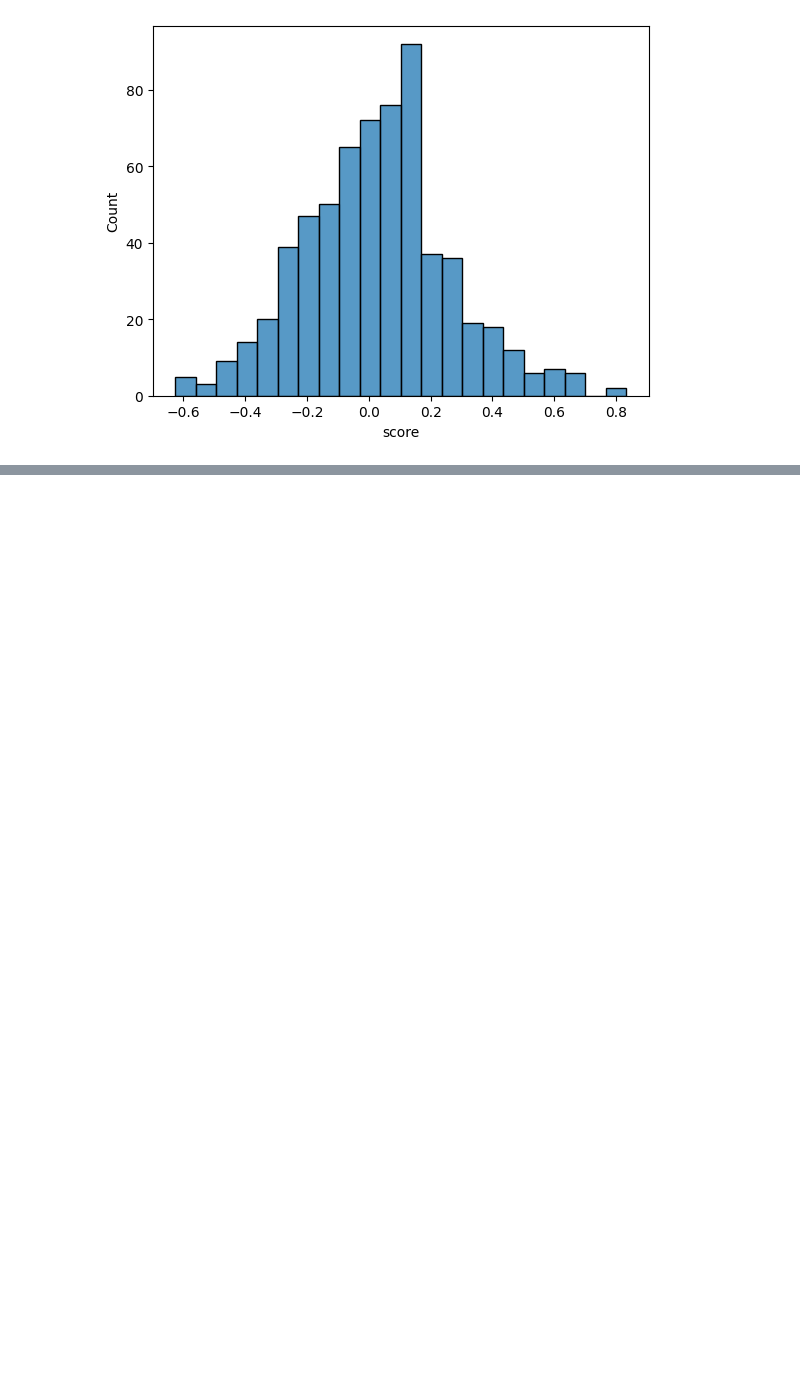
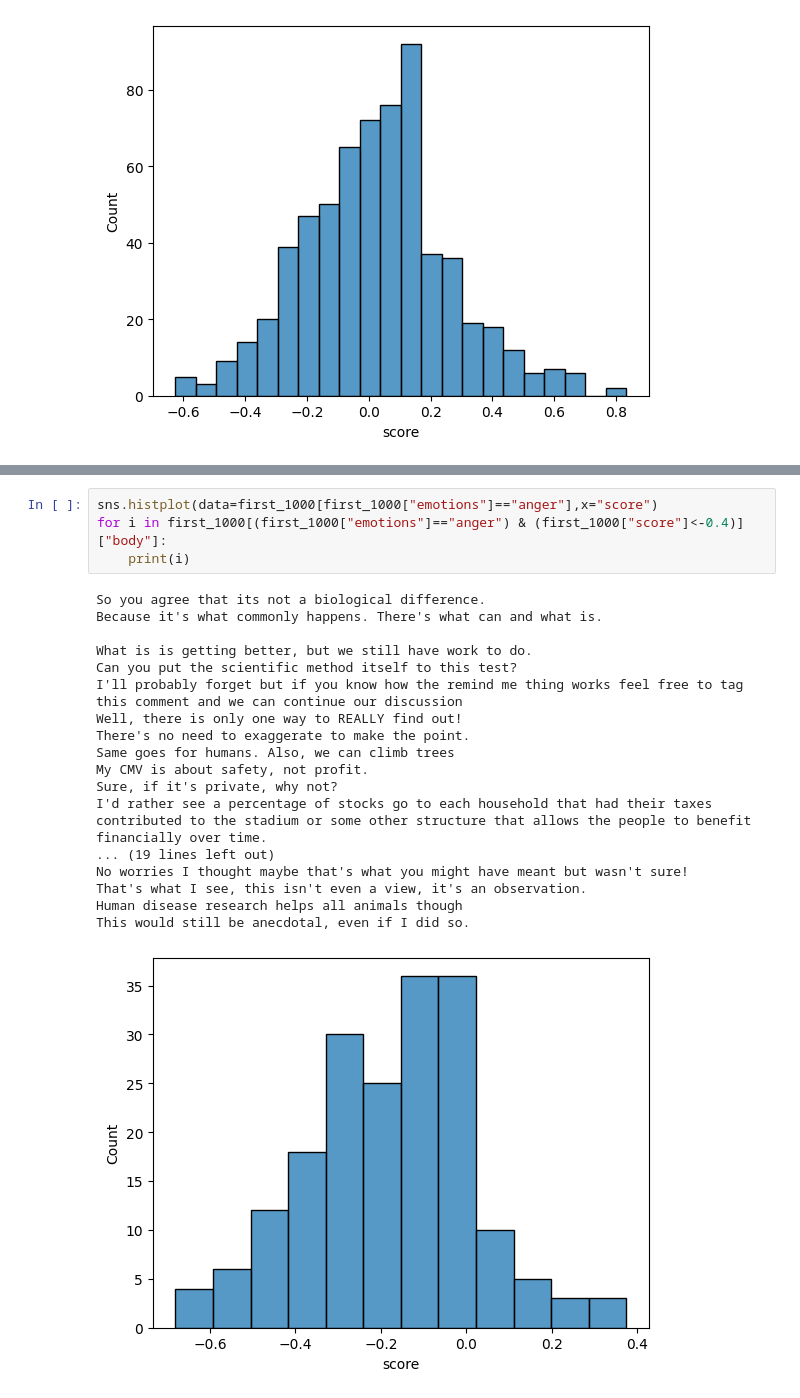
Before and after one commit to VoeP/reddit_sentiment, a Jupyter notebook: notebooks/emotion_voep.ipynb, the cells around one changed output, grey strips where cells are left out. Cells and saved outputs as stored; diff of their text form; blank space fills up the shorter version.

```diff
--- a/notebooks/emotion_voep.ipynb
+++ b/notebooks/emotion_voep.ipynb
@@ -90,0 +111,23 @@ I think you're missing the point of this CMV. Look back at the title of the post
+# %%
+sns.histplot(data=first_1000[first_1000["emotions"]=="anger"],x="score")
+for i in first_1000[(first_1000["emotions"]=="anger") & (first_1000["score"]<-0.4)]["body"]:
+    print(i)
+# %% [output]
+So you agree that its not a biological difference.
+Because it's what commonly happens. There's what can and what is.
+
+What is is getting better, but we still have work to do.
+Can you put the scientific method itself to this test?
+I'll probably forget but if you know how the remind me thing works feel free to tag this comment and we can continue our discussion
+Well, there is only one way to REALLY find out!
+There's no need to exaggerate to make the point.
+Same goes for humans. Also, we can climb trees
+My CMV is about safety, not profit.
+Sure, if it's private, why not?
+I'd rather see a percentage of stocks go to each household that had their taxes contributed to the stadium or some other structure that allows the people to benefit financially over time.
+... (19 lines left out)
+No worries I thought maybe that's what you might have meant but wasn't sure!
+That's what I see, this isn't even a view, it's an observation.
+Human disease research helps all animals though
+This would still be anecdotal, even if I did so.
+[figure, added]
```
Also changed, not shown: parts of 2 cells of this notebook, 1 other file.
